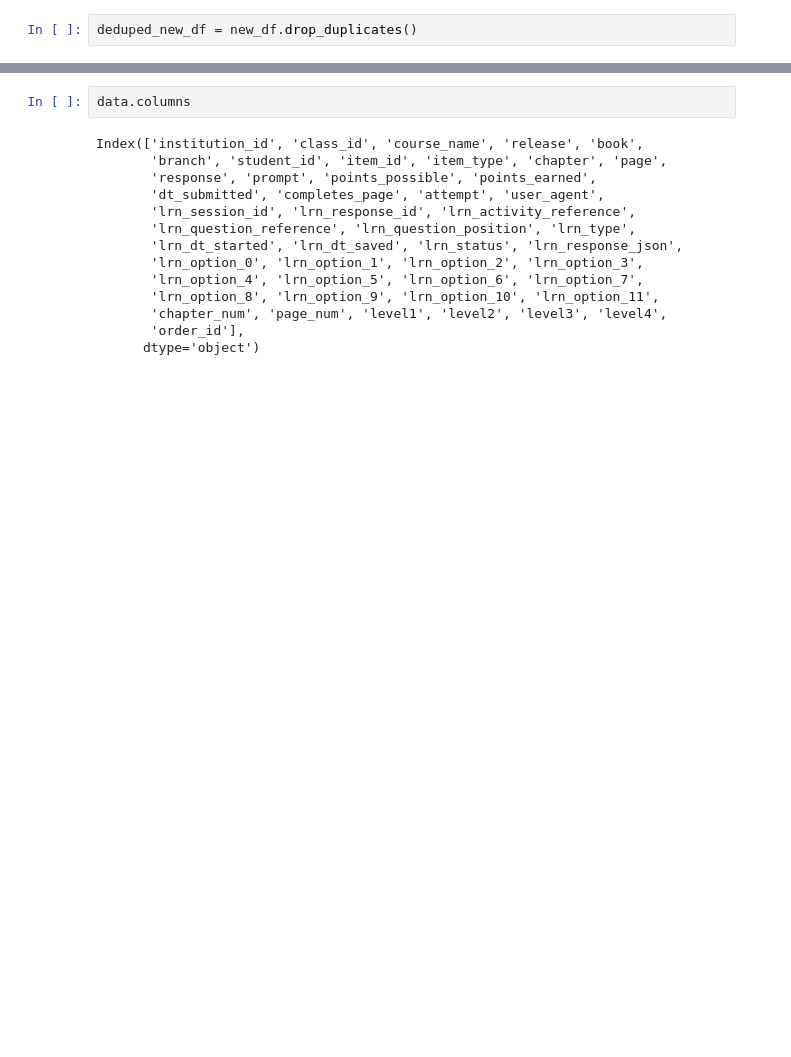
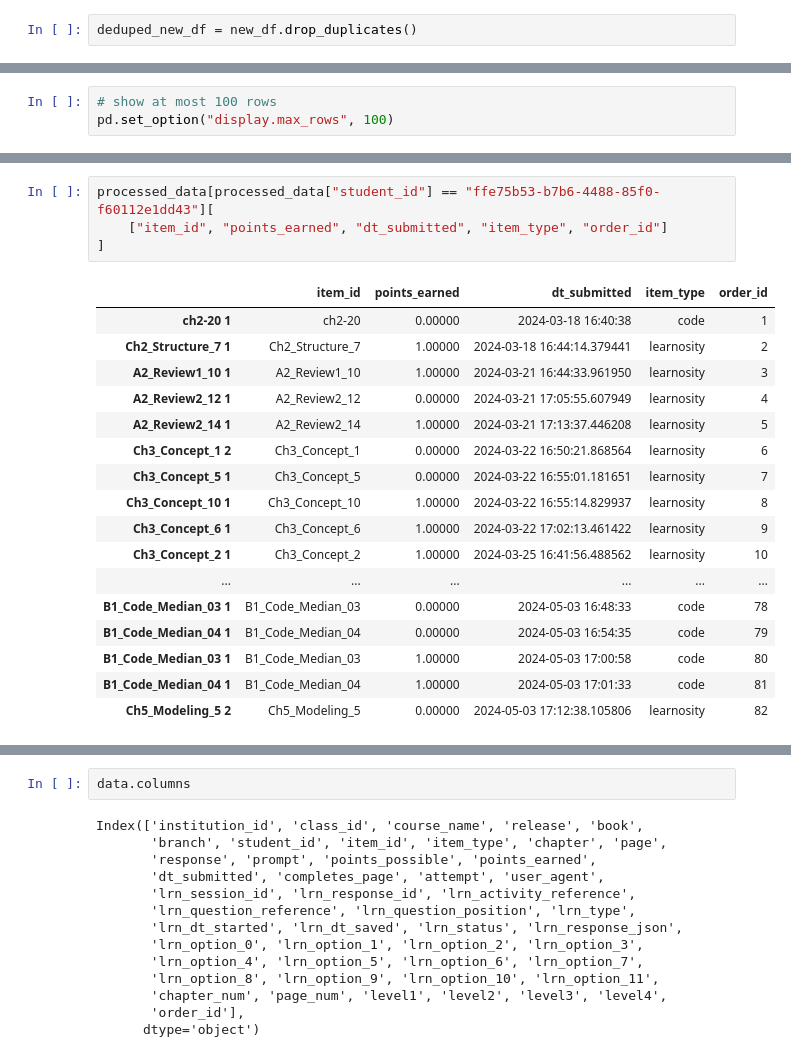
Before and after one commit to 4lic3X/bayesian-knowledge-tracing, a Jupyter notebook: analysis_all/test.ipynb, the cells around one changed output, grey strips where cells are left out. Cells and saved outputs as stored; diff of their text form; blank space fills up the shorter version.

```diff
--- a/analysis_all/test.ipynb
+++ b/analysis_all/test.ipynb
@@ -203,0 +324,3 @@ Processing chapter: 3.1
+# %%
+# show at most 100 rows
+pd.set_option("display.max_rows", 100)
@@ -204 +350,23 @@ Processing chapter: 3.1
+# %%
+processed_data[processed_data["student_id"] == "ffe75b53-b7b6-4488-85f0-f60112e1dd43"][
+    ["item_id", "points_earned", "dt_submitted", "item_type", "order_id"]
+]
+# %% [output]
+|  | item_id | points_earned | dt_submitted | item_type | order_id |
+| ch2-20 1 | ch2-20 | 0.00000 | 2024-03-18 16:40:38 | code | 1 |
+| Ch2_Structure_7 1 | Ch2_Structure_7 | 1.00000 | 2024-03-18 16:44:14.379441 | learnosity | 2 |
+| A2_Review1_10 1 | A2_Review1_10 | 1.00000 | 2024-03-21 16:44:33.961950 | learnosity | 3 |
+| A2_Review2_12 1 | A2_Review2_12 | 0.00000 | 2024-03-21 17:05:55.607949 | learnosity | 4 |
+| A2_Review2_14 1 | A2_Review2_14 | 1.00000 | 2024-03-21 17:13:37.446208 | learnosity | 5 |
+| Ch3_Concept_1 2 | Ch3_Concept_1 | 0.00000 | 2024-03-22 16:50:21.868564 | learnosity | 6 |
+| Ch3_Concept_5 1 | Ch3_Concept_5 | 0.00000 | 2024-03-22 16:55:01.181651 | learnosity | 7 |
+| Ch3_Concept_10 1 | Ch3_Concept_10 | 1.00000 | 2024-03-22 16:55:14.829937 | learnosity | 8 |
+| Ch3_Concept_6 1 | Ch3_Concept_6 | 1.00000 | 2024-03-22 17:02:13.461422 | learnosity | 9 |
+| Ch3_Concept_2 1 | Ch3_Concept_2 | 1.00000 | 2024-03-25 16:41:56.488562 | learnosity | 10 |
+| ... | ... | ... | ... | ... | ... |
+| B1_Code_Median_03 1 | B1_Code_Median_03 | 0.00000 | 2024-05-03 16:48:33 | code | 78 |
+| B1_Code_Median_04 1 | B1_Code_Median_04 | 0.00000 | 2024-05-03 16:54:35 | code | 79 |
+| B1_Code_Median_03 1 | B1_Code_Median_03 | 1.00000 | 2024-05-03 17:00:58 | code | 80 |
+| B1_Code_Median_04 1 | B1_Code_Median_04 | 1.00000 | 2024-05-03 17:01:33 | code | 81 |
+| Ch5_Modeling_5 2 | Ch5_Modeling_5 | 0.00000 | 2024-05-03 17:12:38.105806 | learnosity | 82 |
 # %%
```
Also changed, not shown: parts of 9 cells of this notebook, 19 other files.
